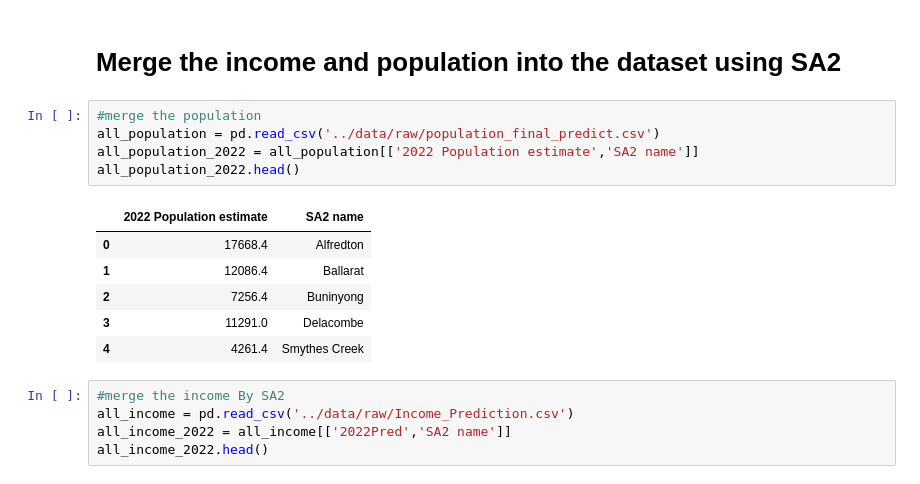
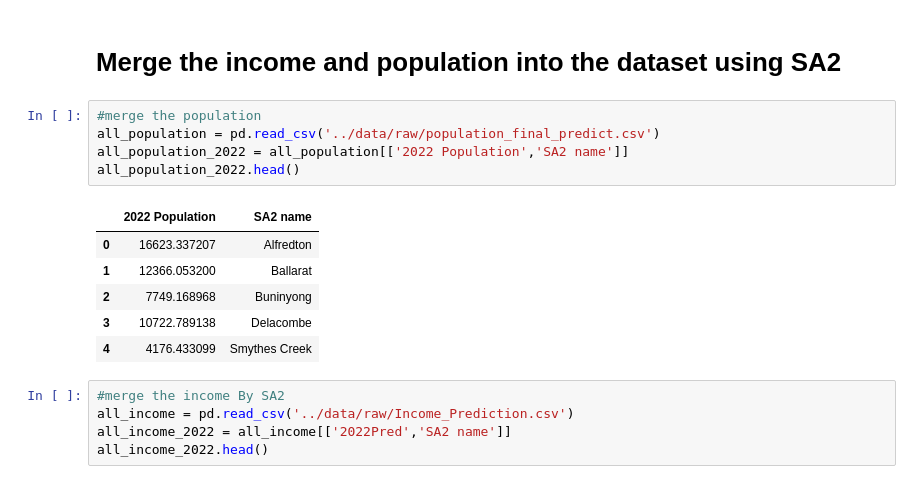
Before and after one commit to MAST30034-Applied-Data-Science/generic-real-estate-consulting-project-group-60, a Jupyter notebook: notebooks/Data_preprocessing_2022.ipynb, the cells around one changed output. Cells and saved outputs as stored; diff of their text form.

```diff
--- a/notebooks/Data_preprocessing_2022.ipynb
+++ b/notebooks/Data_preprocessing_2022.ipynb
@@ -288,15 +288,15 @@ property_data_2022.head()
 # %%
 #merge the population
 all_population = pd.read_csv('../data/raw/population_final_predict.csv')
-all_population_2022 = all_population[['2022 Population estimate','SA2 name']]
+all_population_2022 = all_population[['2022 Population','SA2 name']]
 all_population_2022.head()
 # %% [output]
-|  | 2022 Population estimate | SA2 name |
-| 0 | 17668.4 | Alfredton |
-| 1 | 12086.4 | Ballarat |
-| 2 | 7256.4 | Buninyong |
-| 3 | 11291.0 | Delacombe |
-| 4 | 4261.4 | Smythes Creek |
+|  | 2022 Population | SA2 name |
+| 0 | 16623.337207 | Alfredton |
+| 1 | 12366.053200 | Ballarat |
+| 2 | 7749.168968 | Buninyong |
+| 3 | 10722.789138 | Delacombe |
+| 4 | 4176.433099 | Smythes Creek |
 # %%
 #merge the income By SA2
 all_income = pd.read_csv('../data/raw/Income_Prediction.csv')
```
Also changed, not shown: parts of 4 cells of this notebook, 2 other files.
